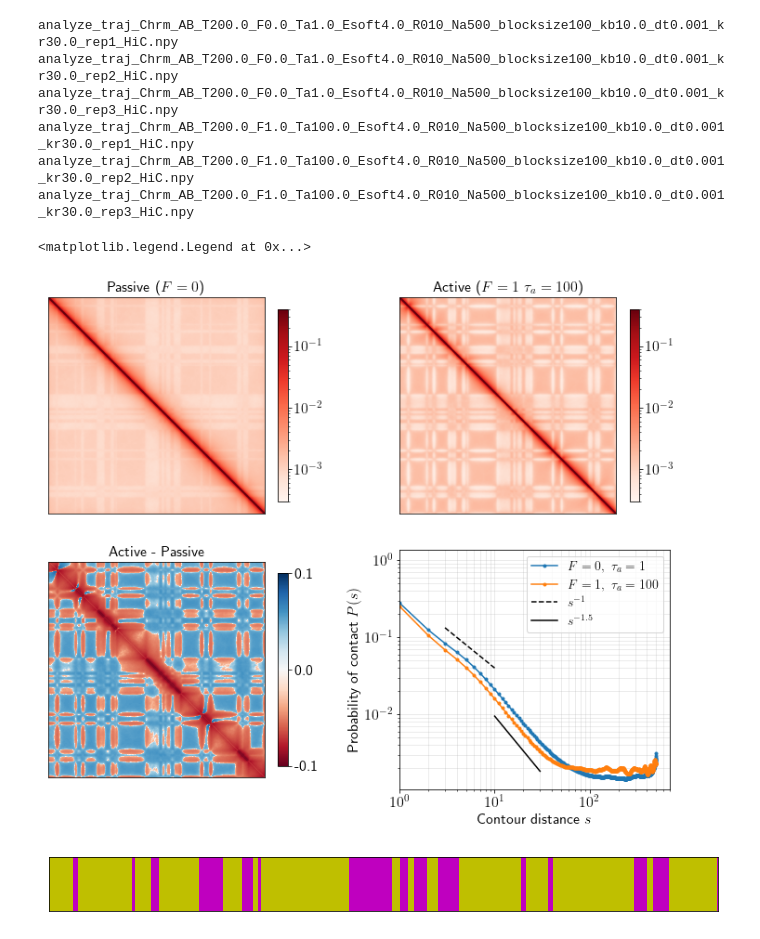
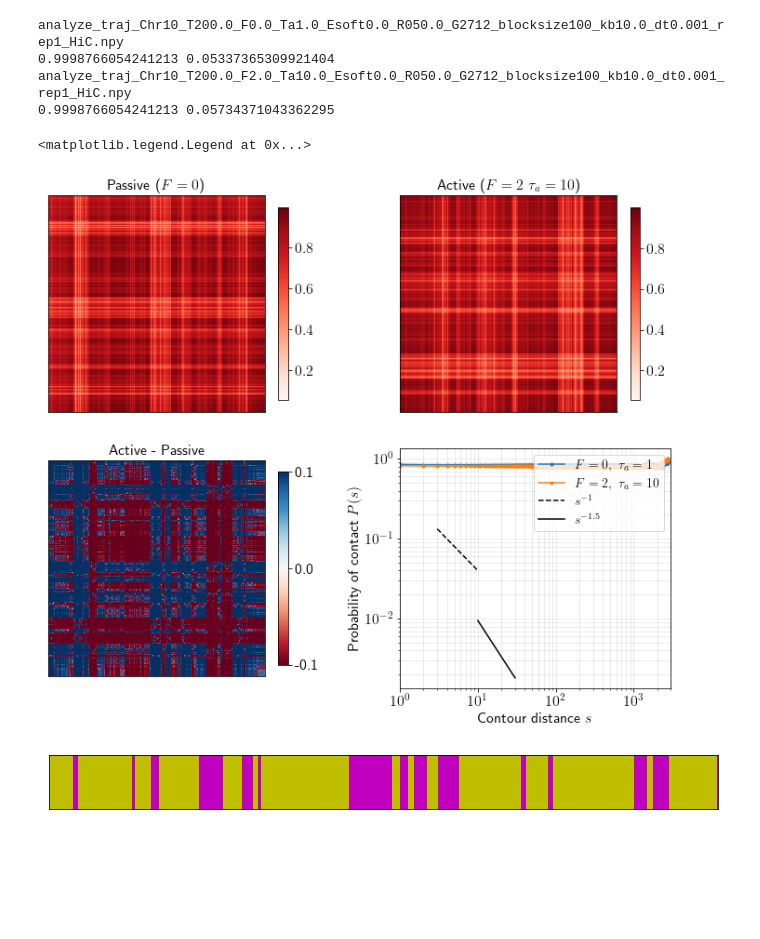
Before and after one commit to s-brahmachari/Active-noise-simulations, a Jupyter notebook: analysis_codes/plot_hic.ipynb, the cells around one changed output. Drawn from its saved outputs; the diff is of its cells as text; code cells hidden in the pictures; blank space fills up the shorter version.

```diff
--- a/analysis_codes/plot_hic.ipynb
+++ b/analysis_codes/plot_hic.ipynb
@@ -17,11 +17,11 @@ fig,[ax, [ax3,ax4]]=plt.subplots(2,2, figsize=(12,10), gridspec_kw={'wspace':0.3
 
 Ta=100.
 F=0.5
-fpath='../../data/SAC_exp/hic/'
+fpath='../../data_new/Chr10/hic/'
 
-hic=[np.zeros(shape=(100,100)),np.zeros(shape=(100,100))]
+hic=[np.zeros(shape=(2712,2712)),np.zeros(shape=(2712,2712))]
 
-for mm, (Ta, F) in enumerate(zip([1,100],[0, 1])):
+for mm, (Ta, F) in enumerate(zip([1,10],[0, 2])):
     for fname in os.listdir(fpath):
         # print(fname)
         if 'Ta{:.1f}'.format(Ta) in fname and 'F{:.1f}'.format(F) in fname:
@@ -29,49 +29,47 @@ for mm, (Ta, F) in enumerate(zip([1,100],[0, 1])):
             hic[mm]+=np.load(fpath+fname)
 
     #load hic
-    hic[mm]=hic[mm]/3
-
+    hic[mm]=hic[mm]
+    print(hic[mm].max(),hic[mm].min())
     #plot hic
-    c=ax[mm].imshow(hic[mm], cmap='Reds',norm=LogNorm(vmin=3e-4, vmax=0.4))
+    c=ax[mm].imshow(hic[mm], cmap='Reds')#,norm=LogNorm(vmin=1e-1, vmax=1))
     plt.colorbar(c,ax=ax[mm],shrink=0.8)
     ax[mm].set_xticks([])
     ax[mm].set_yticks([])
     if F==0: ax[mm].set_title('Passive ($F = {}$)'.format(F))
     else: ax[mm].set_title('Active ($F = {}\ \\tau_a = {:.0f}$)'.format(F,Ta))
 
     #plot Ps
     dist=[]
     for j in range(1,hic[mm].shape[0]):
         dist.append(np.mean(np.diag(hic[mm],k=j)))
     maxD=np.max(dist)
     dist=np.array(dist)/maxD
     ax4.loglog(dist,'.-', label='$F = {},\ \\tau_a = {:.0f}$'.format(F,Ta),)
 
 
 
 c=ax3.imshow(hic[1]-hic[0], cmap='RdBu',norm=SymLogNorm(vmin=-0.1, vmax=0.1, linthresh=1e-5))
 plt.colorbar(c,ax=ax3,ticks=[0.1,0,-0.1], format='%.1f', shrink=0.8)
 ax3.set_title('Active - Passive')
 ax3.set_xticks([])
 ax3.set_yticks([])
 ax4.loglog([3,10], 0.4*np.array([3,10])**(-1.),'k--', label='$~s^{-1}$')
 ax4.loglog([10,30], 0.3*np.array([10,30])**(-1.5),'k-',label='$~s^{-1.5}$')
 ax4.grid(True, alpha=0.3, which='both')
-ax4.set_xlim(1,700)
+ax4.set_xlim(1,3000)
 ax4.set_xlabel('Contour distance $s$')
 ax4.set_ylabel('Probability of contact $P(s)$')
 ax4.legend(loc='upper right', fontsize=14)
 
 # fig.savefig('../../plots/Chrm_AB/hic_maps_compare_passive_active.png', dpi=300)
 # %% [output]
-analyze_traj_Chrm_AB_T200.0_F0.0_Ta1.0_Esoft4.0_R010_Na500_blocksize100_kb10.0_dt0.001_kr30.0_rep1_HiC.npy
-analyze_traj_Chrm_AB_T200.0_F0.0_Ta1.0_Esoft4.0_R010_Na500_blocksize100_kb10.0_dt0.001_kr30.0_rep2_HiC.npy
-analyze_traj_Chrm_AB_T200.0_F0.0_Ta1.0_Esoft4.0_R010_Na500_blocksize100_kb10.0_dt0.001_kr30.0_rep3_HiC.npy
-analyze_traj_Chrm_AB_T200.0_F1.0_Ta100.0_Esoft4.0_R010_Na500_blocksize100_kb10.0_dt0.001_kr30.0_rep1_HiC.npy
-analyze_traj_Chrm_AB_T200.0_F1.0_Ta100.0_Esoft4.0_R010_Na500_blocksize100_kb10.0_dt0.001_kr30.0_rep2_HiC.npy
-analyze_traj_Chrm_AB_T200.0_F1.0_Ta100.0_Esoft4.0_R010_Na500_blocksize100_kb10.0_dt0.001_kr30.0_rep3_HiC.npy
+analyze_traj_Chr10_T200.0_F0.0_Ta1.0_Esoft0.0_R050.0_G2712_blocksize100_kb10.0_dt0.001_rep1_HiC.npy
+0.9998766054241213 0.05337365309921404
+analyze_traj_Chr10_T200.0_F2.0_Ta10.0_Esoft0.0_R050.0_G2712_blocksize100_kb10.0_dt0.001_rep1_HiC.npy
+0.9998766054241213 0.05734371043362295
 <matplotlib.legend.Legend at 0x...>
-[figure, old version]
+[figure, new version]
 # %%
 seq=[]
 fig_seq,ax_seq=plt.subplots(1,1, figsize=(12,1))
```
Also changed, not shown: parts of 3 cells of this notebook, 7 other files.
